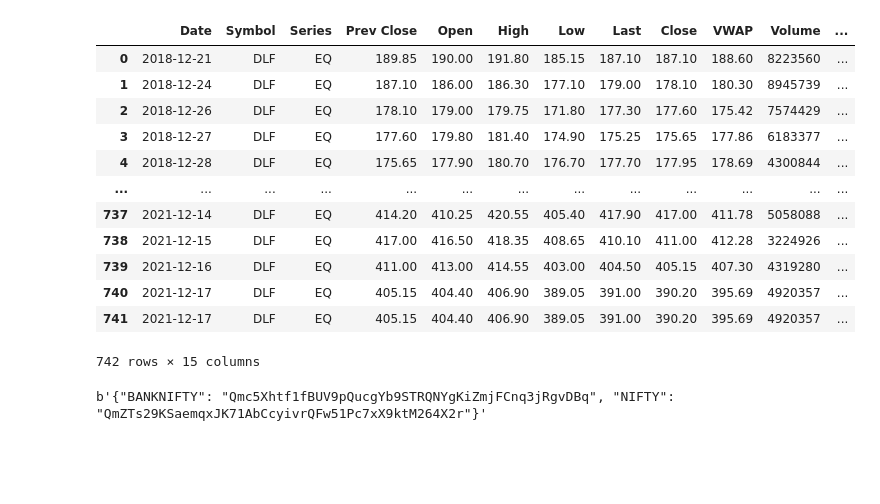
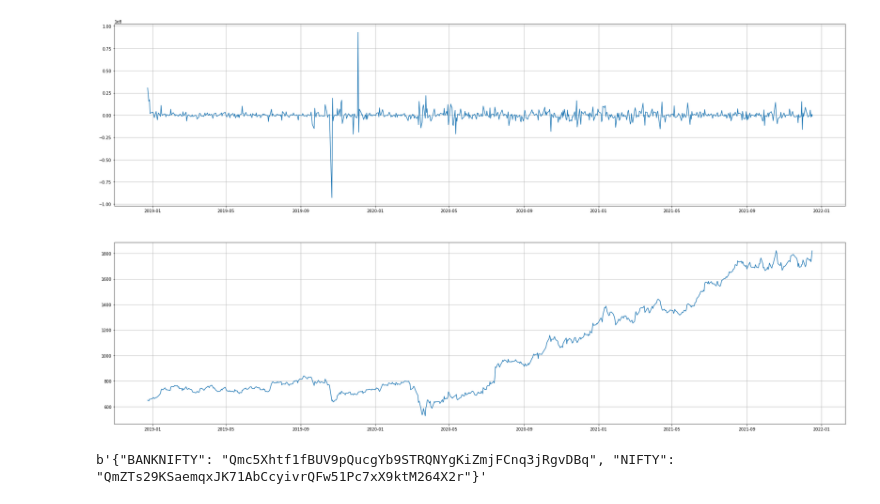
Before and after one commit to shayanrc/Mid-Covid-Market-Analysis, a Jupyter notebook: IPFS Data Storage.ipynb, the cells around one changed output. Cells and saved outputs as stored; diff of their text form; code cells hidden in the pictures; blank space fills up the shorter version.

Commit message:
Download and store historical data to IPFS - Prototyping

```diff
--- a/IPFS Data Storage.ipynb
+++ b/IPFS Data Storage.ipynb
@@ -40,6 +59,7 @@ for underlying in instruments:
     if os.path.exists(csv_path):
         data_df = pd.read_csv(csv_path, parse_dates=['Date'], index_col='Date')
         last_updated = data_df.index.max().date()
+        data_df = data_df.drop_duplicates()
     else:
         # Make the idrectory and download the data
         try:
@@ -48,6 +68,7 @@ for underlying in instruments:
             pass
         # Download data for the last 3 years if not present
         data_df = nsepy.get_history(underlying, start=today - dt.timedelta(365*3), end=today, index=is_index)
+
         data_df.to_csv(csv_path)
         last_updated = data_df.index.max()
 
@@ -58,7 +79,8 @@ for underlying in instruments:
         update_df = nsepy.get_history(underlying, start=last_updated, end=today, index=is_index)
         if len(update_df) > 0:
             data_df = pd.concat([data_df, update_df])
-        data_df.to_csv(csv_path)
+            data_df = data_df.drop_duplicates()
+            data_df.to_csv(csv_path)
     # Save each instrument to ipfs
     files = {underlying: data_df.reset_index().to_json(orient='records')}
     response = requests.post(INFURA_API_ENDPOINT+'add', files=files,
@@ -81,6 +107,8 @@ with open('datastore/nse.dataroot', mode='w+') as dataroot:
 # PROVIDER_URL = 'https://ipfs.infura.io/ipfs/'
 PROVIDER_URL = 'https://cloudflare-ipfs.com/ipfs/'
 with open('datastore/nse.dataroot', mode='r') as f:
-    data_dict = requests.get(PROVIDER_URL+f.readline()).json()
+    ipfs_url = PROVIDER_URL+f.readline()
+    print(f'reading from {ipfs_url}')
+    data_dict = requests.get(ipfs_url).json()
     data_hash = data_dict['NIFTY']
     underlying_df = pd.read_json(PROVIDER_URL+data_hash)
@@ -99,21 +121,19 @@ list(data_dict.keys())
 # %%
-underlying_df = pd.read_json(PROVIDER_URL+data_dict['DLF'])
+underlying_df = pd.read_json(PROVIDER_URL+data_dict['NIFTY'])
-# %%
-underlying_df
-# %% [output]
-|  | Date | Symbol | Series | Prev Close | Open | High | Low | Last | Close | VWAP | Volume | ... |
-| 0 | 2018-12-21 | DLF | EQ | 189.85 | 190.00 | 191.80 | 185.15 | 187.10 | 187.10 | 188.60 | 8223560 | ... |
-| 1 | 2018-12-24 | DLF | EQ | 187.10 | 186.00 | 186.30 | 177.10 | 179.00 | 178.10 | 180.30 | 8945739 | ... |
-| 2 | 2018-12-26 | DLF | EQ | 178.10 | 179.00 | 179.75 | 171.80 | 177.30 | 177.60 | 175.42 | 7574429 | ... |
-| 3 | 2018-12-27 | DLF | EQ | 177.60 | 179.80 | 181.40 | 174.90 | 175.25 | 175.65 | 177.86 | 6183377 | ... |
-| 4 | 2018-12-28 | DLF | EQ | 175.65 | 177.90 | 180.70 | 176.70 | 177.70 | 177.95 | 178.69 | 4300844 | ... |
-| ... | ... | ... | ... | ... | ... | ... | ... | ... | ... | ... | ... | ... |
-| 737 | 2021-12-14 | DLF | EQ | 414.20 | 410.25 | 420.55 | 405.40 | 417.90 | 417.00 | 411.78 | 5058088 | ... |
-| 738 | 2021-12-15 | DLF | EQ | 417.00 | 416.50 | 418.35 | 408.65 | 410.10 | 411.00 | 412.28 | 3224926 | ... |
-| 739 | 2021-12-16 | DLF | EQ | 411.00 | 413.00 | 414.55 | 403.00 | 404.50 | 405.15 | 407.30 | 4319280 | ... |
-| 740 | 2021-12-17 | DLF | EQ | 405.15 | 404.40 | 406.90 | 389.05 | 391.00 | 390.20 | 395.69 | 4920357 | ... |
-| 741 | 2021-12-17 | DLF | EQ | 405.15 | 404.40 | 406.90 | 389.05 | 391.00 | 390.20 | 395.69 | 4920357 | ... |
-742 rows × 15 columns
+# %%
+underlying_df = underlying_df.set_index('Date')
+# %%
+fig = plt.figure(figsize=(32,18))
+ax = fig.add_subplot(211)
+ax.plot((underlying_df['Deliverable Volume']*(underlying_df['Close']-underlying_df['Open'])).rolling(30, min_periods=1).mean().diff())
+# ax.plot((underlying_df['Deliverable Volume']*(underlying_df['Close']-underlying_df['Open']))[8:])
+
+ax.grid()
+ax = fig.add_subplot(212)
+ax.plot(underlying_df['Close'][1:])
+ax.grid()
+# %% [output]
+[figure, added]
 # %%
 response = requests.post(INFURA_API_ENDPOINT+'cat',
                          params={'arg':'QmYcxeeDVJzaHGwBxJNnZ66hbr9rV8BYMbmBHZxsUfWabH'},
```
Also changed, not shown: parts of 5 cells of this notebook.
